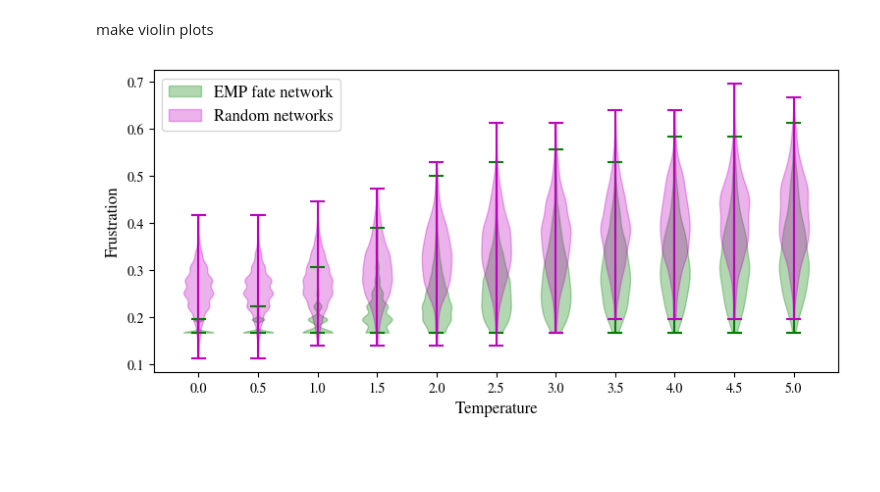
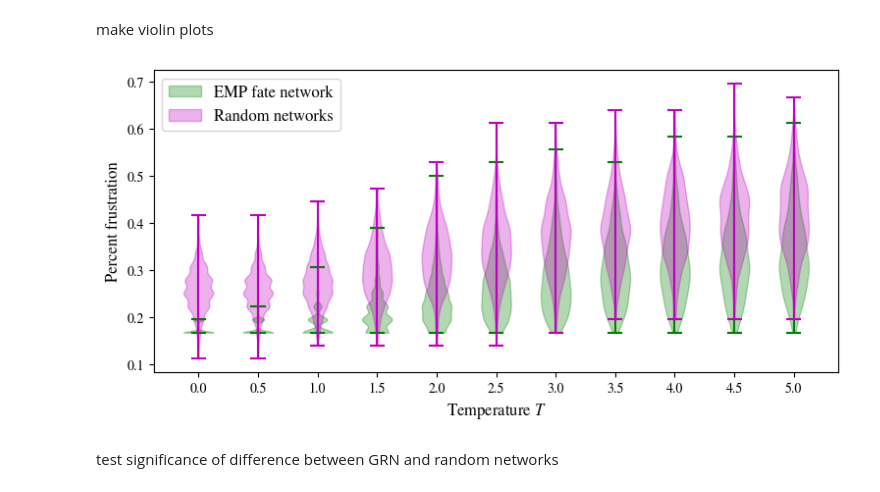
Before and after one commit to cjoshliu/grn-relaxation, a Jupyter notebook: frust_by_T.ipynb, the cells around one changed output. Drawn from its saved outputs; the diff is of its cells as text; code cells hidden in the pictures; blank space fills up the shorter version.

```diff
--- a/frust_by_T.ipynb
+++ b/frust_by_T.ipynb
@@ -59,36 +60,38 @@ make violin plots
 def set_axis_style(ax, labels):
     ax.set_xticks(jnp.arange(1, len(labels) + 1), labels=labels)
     ax.set_xlim(0.25, len(labels) + 0.75)
-    ax.set_xlabel('Temperature', fontsize=12)
+    ax.set_xlabel(r'Temperature $T$', fontsize=12)
 
 labels = []
 def add_label(violin, label):
     color = violin["bodies"][0].get_facecolor().flatten()
     labels.append((mpatches.Patch(color=color), label))
 
 fig, ax = plt.subplots(figsize=(9, 4))
 bio_violin = ax.violinplot(bio_frust.T)
 rand_violin = ax.violinplot(rand_frust.T)
 
 for pc in bio_violin['bodies']:
     pc.set_color('g')
 bio_violin['cmaxes'].set_color('g')
 bio_violin['cmins'].set_color('g')
 bio_violin['cbars'].set_color('g')
 
 for pc in rand_violin['bodies']:
     pc.set_color('m')
 rand_violin['cmaxes'].set_color('m')
 rand_violin['cmins'].set_color('m')
 rand_violin['cbars'].set_color('m')
 
-ax.set_ylabel('Frustration', fontsize=12)
+ax.set_ylabel('Percent frustration', fontsize=12)
 add_label(bio_violin, 'EMP fate network')
 add_label(rand_violin, 'Random networks')
 plt.legend(*zip(*labels), fontsize=12)
 set_axis_style(ax, temperatures)
 plt.savefig(FIG_SAVE_PATH.joinpath('frust_by_T.pdf'), bbox_inches='tight')
 # %% [output]
-[figure, old version]
+[figure, new version]
+# %% [markdown]
+test significance of difference between GRN and random networks
 # %%
 ttest_results = [ttest_ind(bio_frust[i], rand_frust[i], equal_var=False) for i in range(len(temperatures))]
```
Also changed, not shown: parts of 12 cells of this notebook, 11 other files.
